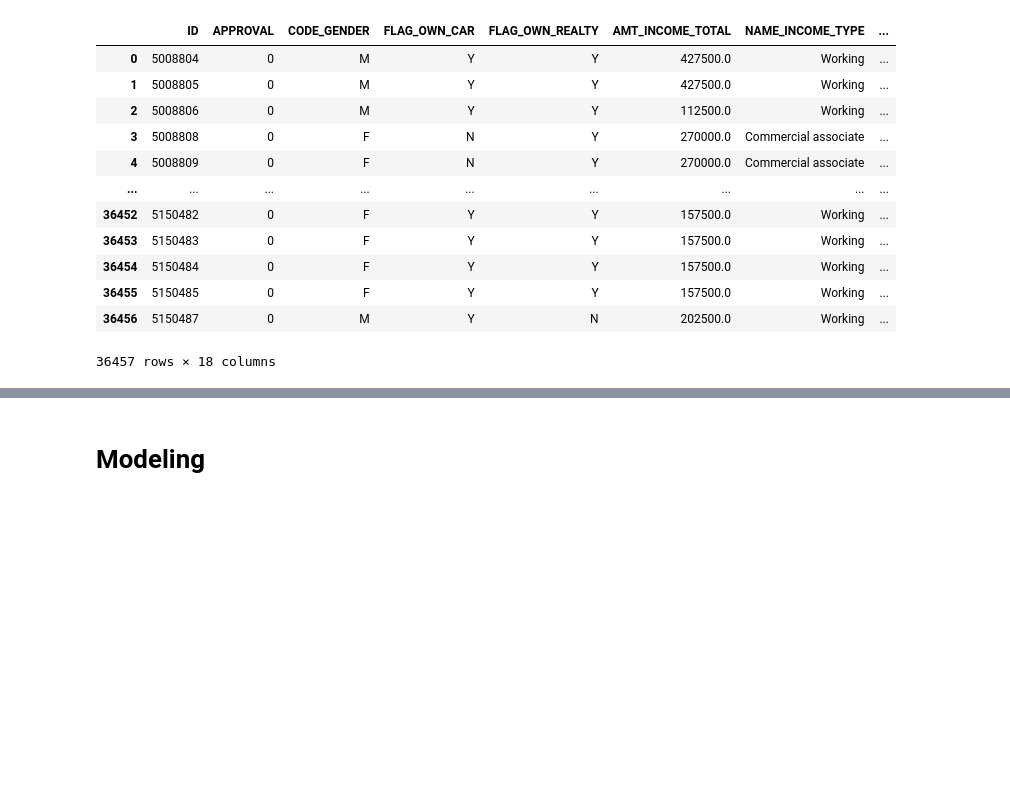
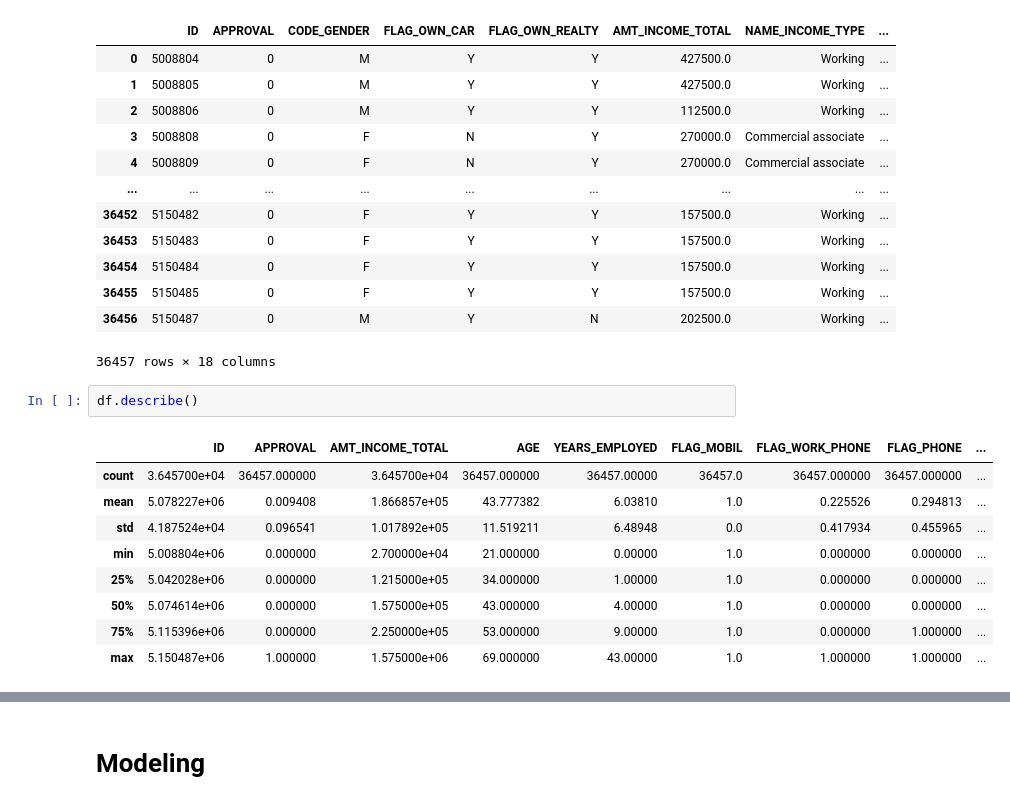
Before and after one commit to yyeseull/AI13, a Jupyter notebook: AI_13_서예슬_section2_project.ipynb, the cells around one changed output, grey strips where cells are left out. Saved outputs shown, nothing was run; the diff lists cells and outputs as text; blank space fills up the shorter version.

```diff
--- a/AI_13_서예슬_section2_project.ipynb
+++ b/AI_13_서예슬_section2_project.ipynb
@@ -460,3 +515,15 @@ df
 | 36455 | 5150485 | 0 | F | Y | Y | 157500.0 | Working | ... |
 | 36456 | 5150487 | 0 | M | Y | N | 202500.0 | Working | ... |
 36457 rows × 18 columns
+# %%
+df.describe()
+# %% [output]
+|  | ID | APPROVAL | AMT_INCOME_TOTAL | AGE | YEARS_EMPLOYED | FLAG_MOBIL | FLAG_WORK_PHONE | FLAG_PHONE | ... |
+| count | 3.645700e+04 | 36457.000000 | 3.645700e+04 | 36457.000000 | 36457.00000 | 36457.0 | 36457.000000 | 36457.000000 | ... |
+| mean | 5.078227e+06 | 0.009408 | 1.866857e+05 | 43.777382 | 6.03810 | 1.0 | 0.225526 | 0.294813 | ... |
+| std | 4.187524e+04 | 0.096541 | 1.017892e+05 | 11.519211 | 6.48948 | 0.0 | 0.417934 | 0.455965 | ... |
+| min | 5.008804e+06 | 0.000000 | 2.700000e+04 | 21.000000 | 0.00000 | 1.0 | 0.000000 | 0.000000 | ... |
+| 25% | 5.042028e+06 | 0.000000 | 1.215000e+05 | 34.000000 | 1.00000 | 1.0 | 0.000000 | 0.000000 | ... |
+| 50% | 5.074614e+06 | 0.000000 | 1.575000e+05 | 43.000000 | 4.00000 | 1.0 | 0.000000 | 0.000000 | ... |
+| 75% | 5.115396e+06 | 0.000000 | 2.250000e+05 | 53.000000 | 9.00000 | 1.0 | 0.000000 | 1.000000 | ... |
+| max | 5.150487e+06 | 1.000000 | 1.575000e+06 | 69.000000 | 43.00000 | 1.0 | 1.000000 | 1.000000 | ... |
```
Also changed, not shown: parts of 27 cells of this notebook.
